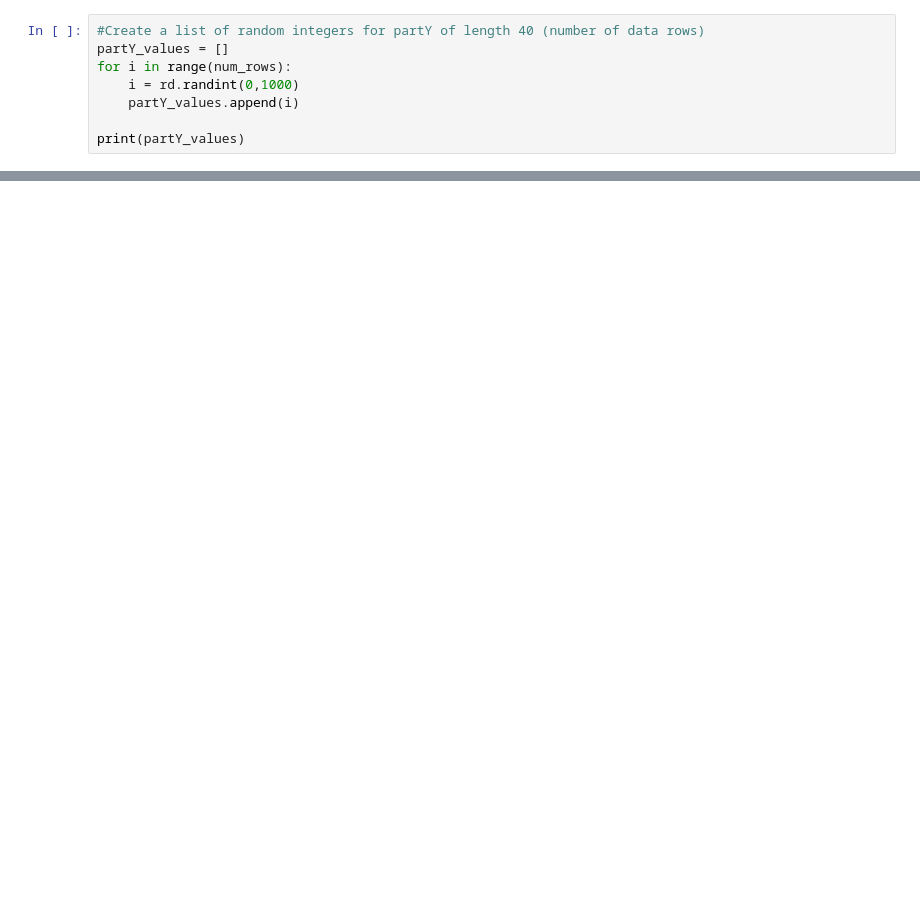
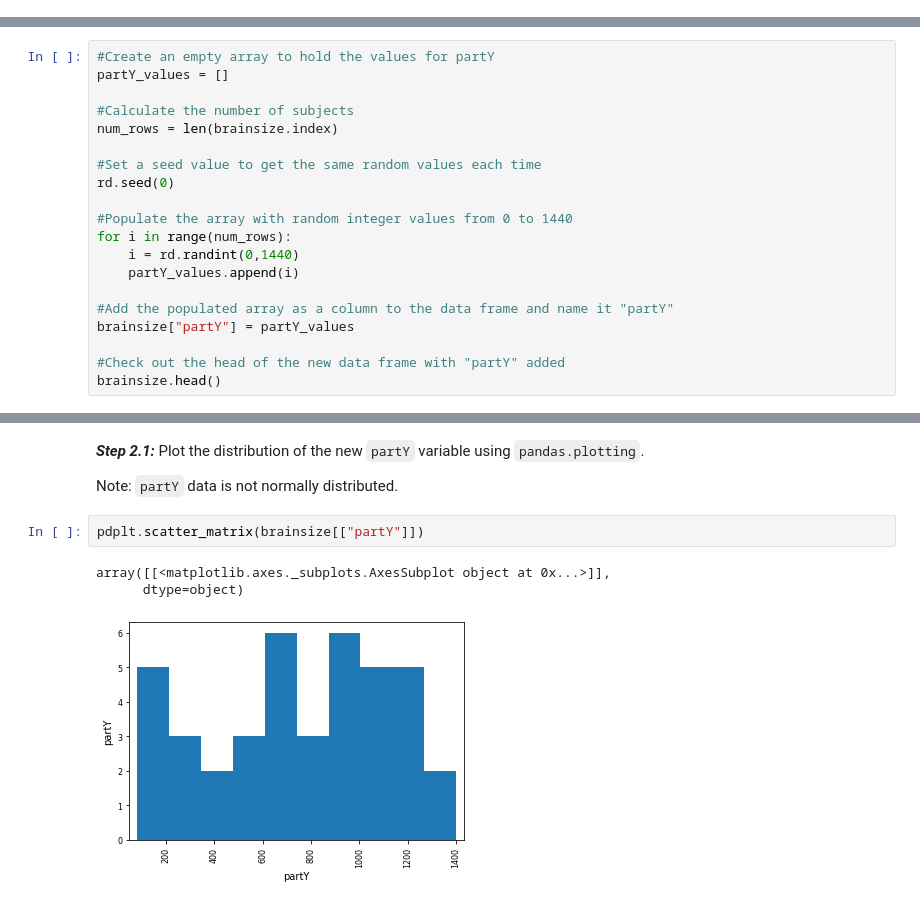
Before and after one commit to emilyemchen/Chen-E-QLSC612, a Jupyter notebook: practical/myanalysis.ipynb, the cells around one changed output, grey strips where cells are left out. Saved outputs shown, nothing was run; the diff lists cells and outputs as text; blank space fills up the shorter version.

```diff
--- a/practical/myanalysis.ipynb
+++ b/practical/myanalysis.ipynb
@@ -45,8 +18,0 @@ print(num_rows)
-# %%
-#Create a list of random integers for partY of length 40 (number of data rows)
-partY_values = []
-for i in range(num_rows):
-    i = rd.randint(0,1000)
-    partY_values.append(i)
-
-print(partY_values)
@@ -83,0 +79,20 @@ print(noise)
+# %%
+#Create an empty array to hold the values for partY
+partY_values = []
+
+#Calculate the number of subjects
+num_rows = len(brainsize.index)
+
+#Set a seed value to get the same random values each time
+rd.seed(0)
+
+#Populate the array with random integer values from 0 to 1440
+for i in range(num_rows):
+    i = rd.randint(0,1440)
+    partY_values.append(i)
+
+#Add the populated array as a column to the data frame and name it "partY"
+brainsize["partY"] = partY_values
+
+#Check out the head of the new data frame with "partY" added
+brainsize.head()
@@ -83,0 +106,10 @@ print(noise)
+# %% [markdown]
+**_Step 2.1:_** Plot the distribution of the new `partY` variable using `pandas.plotting`.
+
+Note: `partY` data is not normally distributed.
+# %%
+pdplt.scatter_matrix(brainsize[["partY"]])
+# %% [output]
+array([[<matplotlib.axes._subplots.AxesSubplot object at 0x...>]],
+      dtype=object)
+[figure, added]
```
Also changed, not shown: parts of 33 cells of this notebook, 2 other files.
